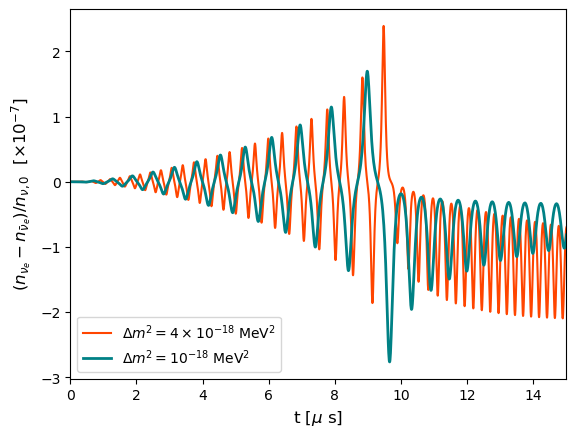
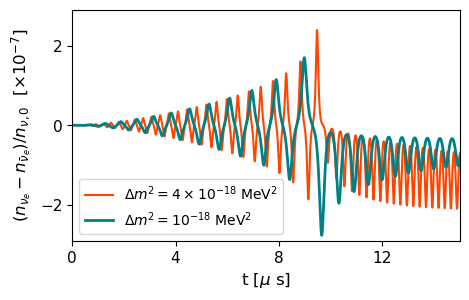
The notebook cell's code change between the first figure and the second:
--- before
+++ after
@@ -1,2 +1,4 @@
+plt.figure(figsize=(5,3))
+
 plt.plot(dm4['time'], (n4[0]-n4[2])/n4[0][0]* 1e7/2, c='orangered', label=r"$\Delta m^2 = 4 \times 10^{-18}~{\rm MeV}^2$")
 plt.plot(QKE['time'], (nQKE[0]-nQKE[2])/nQKE[0][0] * 1e7, c=e_color, label=r"$\Delta m^2 = 10^{-18}~{\rm MeV}^2$", lw=2)
@@ -5,2 +7,5 @@
 plt.ylabel(r"$(n_{\nu_e} - n_{\bar\nu_e})/n_{\nu,0}~~[\times 10^{-7}]$", fontsize=12)
 plt.xlim(0,15)
+plt.xticks([0, 4, 8, 12], fontsize=11)
+plt.yticks([-2, 0, 2], fontsize=11)
+plt.ylim(-2.9, 2.9)

Commit: paper figures